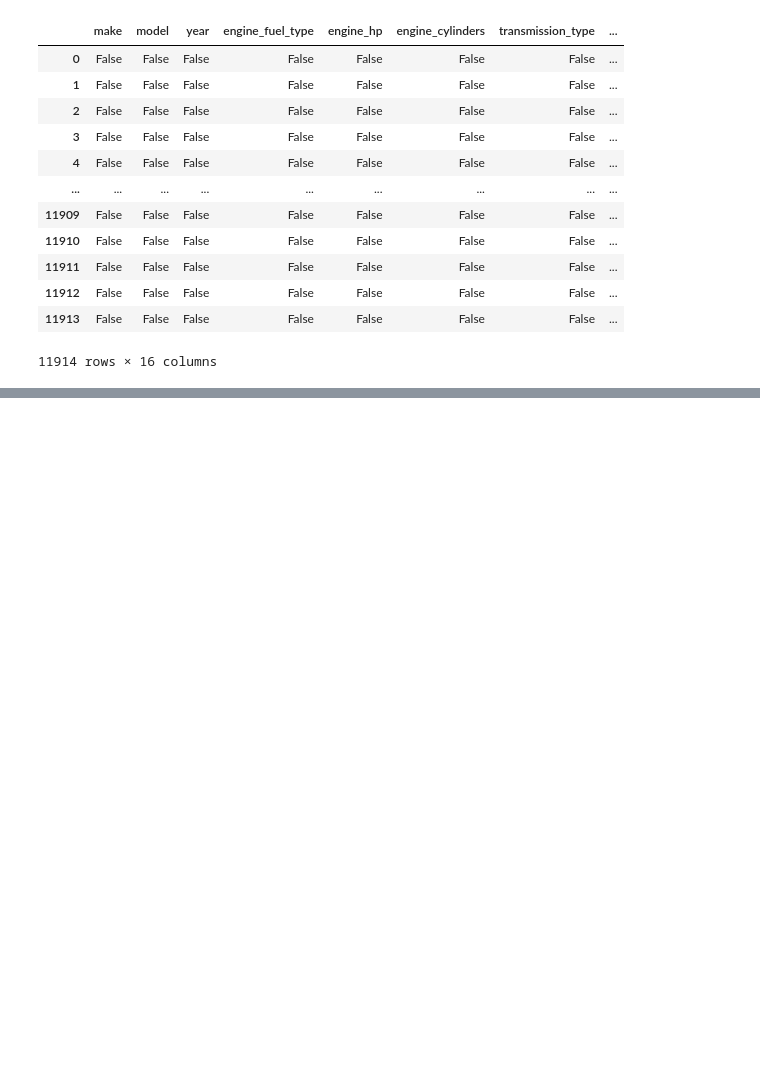
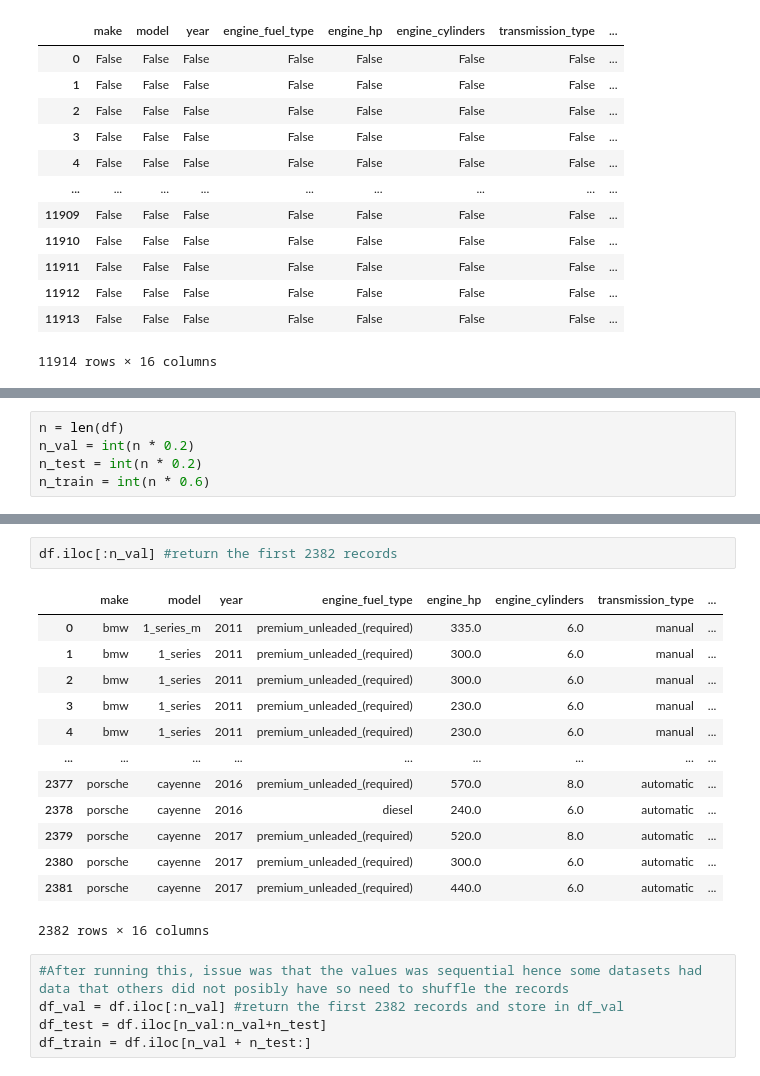
Before and after one commit to vincentainatech/machine-learning-zoomcamp-homework, a Jupyter notebook: 02-Regression/car-price-prediction.ipynb, the cells around one changed output, grey strips where cells are left out. Drawn from its saved outputs; the diff is of its cells as text; blank space fills up the shorter version.

```diff
--- a/02-Regression/car-price-prediction.ipynb
+++ b/02-Regression/car-price-prediction.ipynb
@@ -353,0 +368,5 @@ dtype: int64
+# %%
+n = len(df)
+n_val = int(n * 0.2)
+n_test = int(n * 0.2)
+n_train = int(n * 0.6)
@@ -353,0 +419,21 @@ dtype: int64
+# %%
+df.iloc[:n_val] #return the first 2382 records
+# %% [output]
+|  | make | model | year | engine_fuel_type | engine_hp | engine_cylinders | transmission_type | ... |
+| 0 | bmw | 1_series_m | 2011 | premium_unleaded_(required) | 335.0 | 6.0 | manual | ... |
+| 1 | bmw | 1_series | 2011 | premium_unleaded_(required) | 300.0 | 6.0 | manual | ... |
+| 2 | bmw | 1_series | 2011 | premium_unleaded_(required) | 300.0 | 6.0 | manual | ... |
+| 3 | bmw | 1_series | 2011 | premium_unleaded_(required) | 230.0 | 6.0 | manual | ... |
+| 4 | bmw | 1_series | 2011 | premium_unleaded_(required) | 230.0 | 6.0 | manual | ... |
+| ... | ... | ... | ... | ... | ... | ... | ... | ... |
+| 2377 | porsche | cayenne | 2016 | premium_unleaded_(required) | 570.0 | 8.0 | automatic | ... |
+| 2378 | porsche | cayenne | 2016 | diesel | 240.0 | 6.0 | automatic | ... |
+| 2379 | porsche | cayenne | 2017 | premium_unleaded_(required) | 520.0 | 8.0 | automatic | ... |
+| 2380 | porsche | cayenne | 2017 | premium_unleaded_(required) | 300.0 | 6.0 | automatic | ... |
+| 2381 | porsche | cayenne | 2017 | premium_unleaded_(required) | 440.0 | 6.0 | automatic | ... |
+2382 rows × 16 columns
+# %%
+#After running this, issue was that the values was sequential hence some datasets had data that others did not posibly have so need to shuffle the records
+df_val = df.iloc[:n_val] #return the first 2382 records and store in df_val
+df_test = df.iloc[n_val:n_val+n_test]
+df_train = df.iloc[n_val + n_test:]
```
Also changed, not shown: parts of 27 cells of this notebook.
